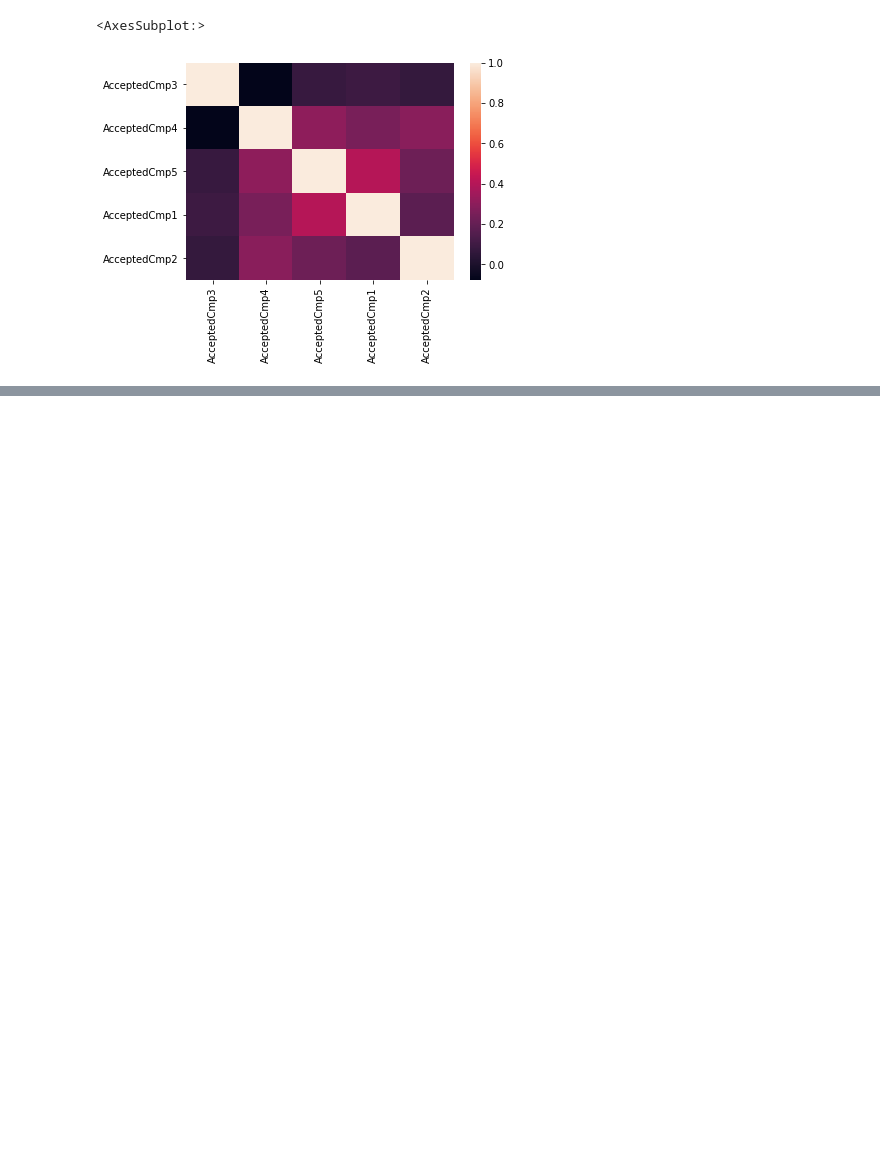
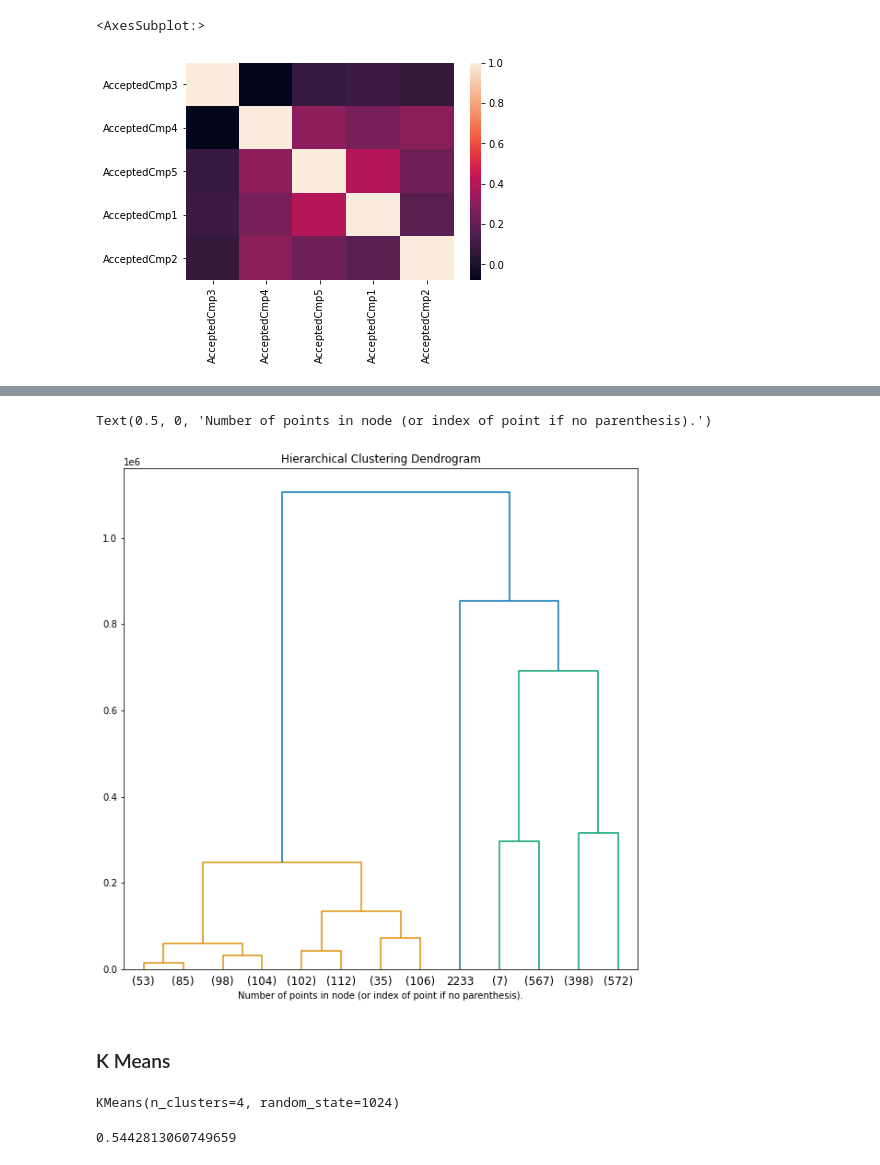
Before and after one commit to BBenicio/customer-personality, a Jupyter notebook: customer_personality.ipynb, the cells around one changed output, grey strips where cells are left out. Drawn from its saved outputs; the diff is of its cells as text; code cells hidden in the pictures; blank space fills up the shorter version.

Commit message:
add clustering test

```diff
--- a/customer_personality.ipynb
+++ b/customer_personality.ipynb
@@ -402,0 +407,17 @@ sns.heatmap(df.filter(like='AcceptedCmp').corr())
+# %%
+df['Dt_Customer_Year'] = df['Dt_Customer'].dt.year
+df['Dt_Customer_Month'] = df['Dt_Customer'].dt.month
+df.drop(columns=['Dt_Customer'], inplace=True)
+# %%
+education = {
+    'Basic': 0,
+    '2n Cycle': 1,
+    'Graduation': 2,
+    'Master': 3,
+    'PhD': 4
+}
+df['Education'].replace(education, inplace=True)
+# %%
+df = pd.get_dummies(df, 'Marital_Status', drop_first=True)# df['Marital_Status']
+# %%
+df['Income'] = df['Income'].fillna(df['Income'].median())
@@ -402,0 +455,59 @@ sns.heatmap(df.filter(like='AcceptedCmp').corr())
+# %%
+from scipy.cluster.hierarchy import dendrogram
+from sklearn.cluster import AgglomerativeClustering
+
+# From https://scikit-learn.org/stable/auto_examples/cluster/plot_agglomerative_dendrogram.html
+def plot_dendrogram(model, **kwargs):
+    # Create linkage matrix and then plot the dendrogram
+
+    # create the counts of samples under each node
+    counts = np.zeros(model.children_.shape[0])
+    n_samples = len(model.labels_)
+    for i, merge in enumerate(model.children_):
+        current_count = 0
+        for child_idx in merge:
+            if child_idx < n_samples:
+                current_count += 1  # leaf node
+            else:
+                current_count += counts[child_idx - n_samples]
+        counts[i] = current_count
+
+    linkage_matrix = np.column_stack(
+        [model.children_, model.distances_, counts]
+    ).astype(float)
+
+    # Plot the corresponding dendrogram
+    dendrogram(linkage_matrix, **kwargs)
+
+
+X = df.convert_dtypes()#.sample(frac=0.3)
+
+# setting distance_threshold=0 ensures we compute the full tree.
+model = AgglomerativeClustering(distance_threshold=0, n_clusters=None)
+
+model = model.fit(X)
+fig, ax = plt.subplots(1, 1, figsize=(10, 10))
+plt.title("Hierarchical Clustering Dendrogram")
+# plot the top three levels of the dendrogram
+plot_dendrogram(model, truncate_mode="level", p=3)
+plt.xlabel("Number of points in node (or index of point if no parenthesis).")
+# %% [output]
+Text(0.5, 0, 'Number of points in node (or index of point if no parenthesis).')
+[figure, added]
+# %% [markdown]
+### K Means
+# %%
+from sklearn.cluster import KMeans
+
+clstr = KMeans(4, random_state=1024)
+
+X = df.convert_dtypes()
+clstr.fit(X)
+# %% [output]
+KMeans(n_clusters=4, random_state=1024)
+# %%
+from sklearn.metrics import silhouette_score
+
+silhouette_score(X, clstr.predict(X))
+# %% [output]
+0.5442813060749659
```
Also changed, not shown: parts of 13 cells of this notebook.
